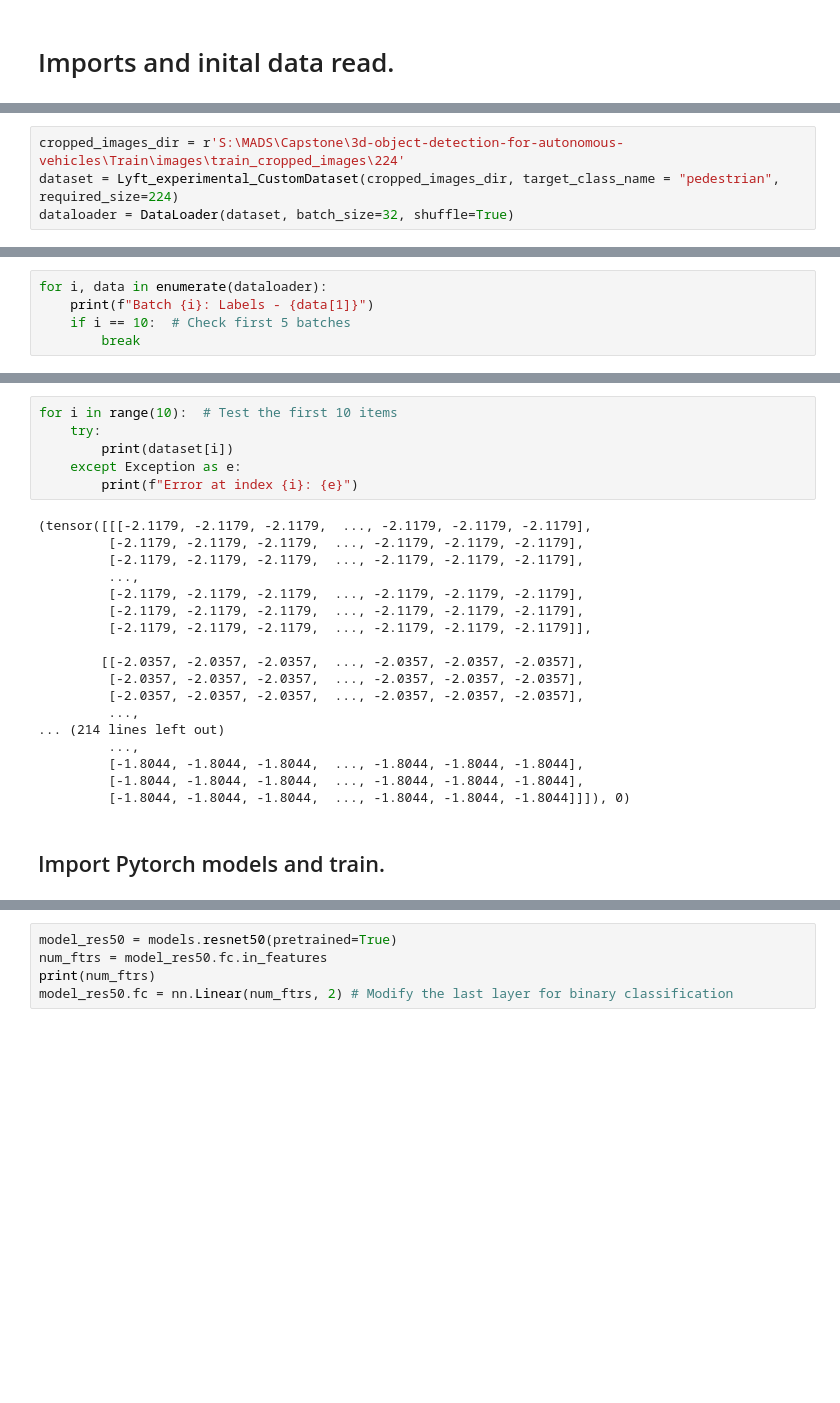
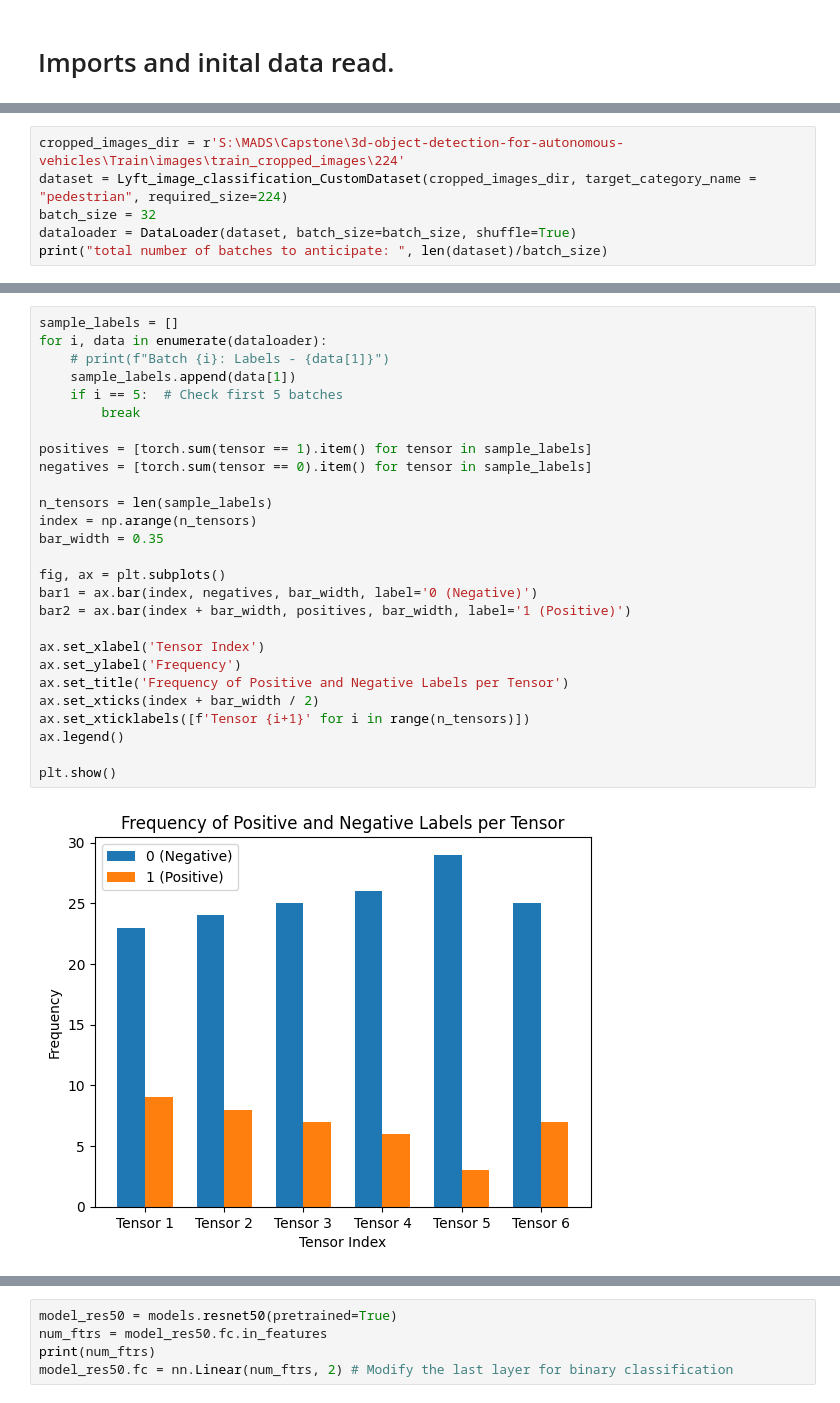
Before and after one commit to Stern04/MADS_Capstone, a Jupyter notebook: Notebooks/lyft_training_inference.ipynb, the cells around one changed output, grey strips where cells are left out. Drawn from its saved outputs; the diff is of its cells as text; blank space fills up the shorter version.

```diff
--- a/Notebooks/lyft_training_inference.ipynb
+++ b/Notebooks/lyft_training_inference.ipynb
@@ -102,4 +172,6 @@ class Lyft_experimental_CustomDataset(Dataset):
 # %%
 cropped_images_dir = r'S:\MADS\Capstone\3d-object-detection-for-autonomous-vehicles\Train\images\train_cropped_images\224'
-dataset = Lyft_experimental_CustomDataset(cropped_images_dir, target_class_name = "pedestrian", required_size=224)
-dataloader = DataLoader(dataset, batch_size=32, shuffle=True)
+dataset = Lyft_image_classification_CustomDataset(cropped_images_dir, target_category_name = "pedestrian", required_size=224)
+batch_size = 32
+dataloader = DataLoader(dataset, batch_size=batch_size, shuffle=True)
+print("total number of batches to anticipate: ", len(dataset)/batch_size)
@@ -130,5 +190,0 @@ tensor([0, 0, 0, 0, 0, 0, 0, 0, 0, 0, 0, 1, 0, 0, 0, 1, 0, 0, 0, 0, 0, 0, 0, 0,
-# %%
-for i, data in enumerate(dataloader):
-    print(f"Batch {i}: Labels - {data[1]}")
-    if i == 10:  # Check first 5 batches
-        break
@@ -153,26 +191,29 @@ Batch 10: Labels - tensor([0, 1, 0, 0, 0, 0, 0, 0, 0, 0, 0, 0, 0, 0, 0, 0, 0, 1,
-# %%
-for i in range(10):  # Test the first 10 items
-    try:
-        print(dataset[i])
-    except Exception as e:
-        print(f"Error at index {i}: {e}")
-# %% [output]
-(tensor([[[-2.1179, -2.1179, -2.1179,  ..., -2.1179, -2.1179, -2.1179],
-         [-2.1179, -2.1179, -2.1179,  ..., -2.1179, -2.1179, -2.1179],
-         [-2.1179, -2.1179, -2.1179,  ..., -2.1179, -2.1179, -2.1179],
-         ...,
-         [-2.1179, -2.1179, -2.1179,  ..., -2.1179, -2.1179, -2.1179],
-         [-2.1179, -2.1179, -2.1179,  ..., -2.1179, -2.1179, -2.1179],
-         [-2.1179, -2.1179, -2.1179,  ..., -2.1179, -2.1179, -2.1179]],
-
-        [[-2.0357, -2.0357, -2.0357,  ..., -2.0357, -2.0357, -2.0357],
-         [-2.0357, -2.0357, -2.0357,  ..., -2.0357, -2.0357, -2.0357],
-         [-2.0357, -2.0357, -2.0357,  ..., -2.0357, -2.0357, -2.0357],
-         ...,
-... (214 lines left out)
-         ...,
-         [-1.8044, -1.8044, -1.8044,  ..., -1.8044, -1.8044, -1.8044],
-         [-1.8044, -1.8044, -1.8044,  ..., -1.8044, -1.8044, -1.8044],
-         [-1.8044, -1.8044, -1.8044,  ..., -1.8044, -1.8044, -1.8044]]]), 0)
-# %% [markdown]
-## Import Pytorch models and train.
+# %%
+sample_labels = []
+for i, data in enumerate(dataloader):
+    # print(f"Batch {i}: Labels - {data[1]}")
+    sample_labels.append(data[1])
+    if i == 5:  # Check first 5 batches
+        break
+
+positives = [torch.sum(tensor == 1).item() for tensor in sample_labels]
+negatives = [torch.sum(tensor == 0).item() for tensor in sample_labels]
+
+n_tensors = len(sample_labels)
+index = np.arange(n_tensors)
+bar_width = 0.35
+
+fig, ax = plt.subplots()
+bar1 = ax.bar(index, negatives, bar_width, label='0 (Negative)')
+bar2 = ax.bar(index + bar_width, positives, bar_width, label='1 (Positive)')
+
+ax.set_xlabel('Tensor Index')
+ax.set_ylabel('Frequency')
+ax.set_title('Frequency of Positive and Negative Labels per Tensor')
+ax.set_xticks(index + bar_width / 2)
+ax.set_xticklabels([f'Tensor {i+1}' for i in range(n_tensors)])
+ax.legend()
+
+plt.show()
+# %% [output]
+[figure, added]
```
Also changed, not shown: parts of 42 cells of this notebook, 1 other file.
